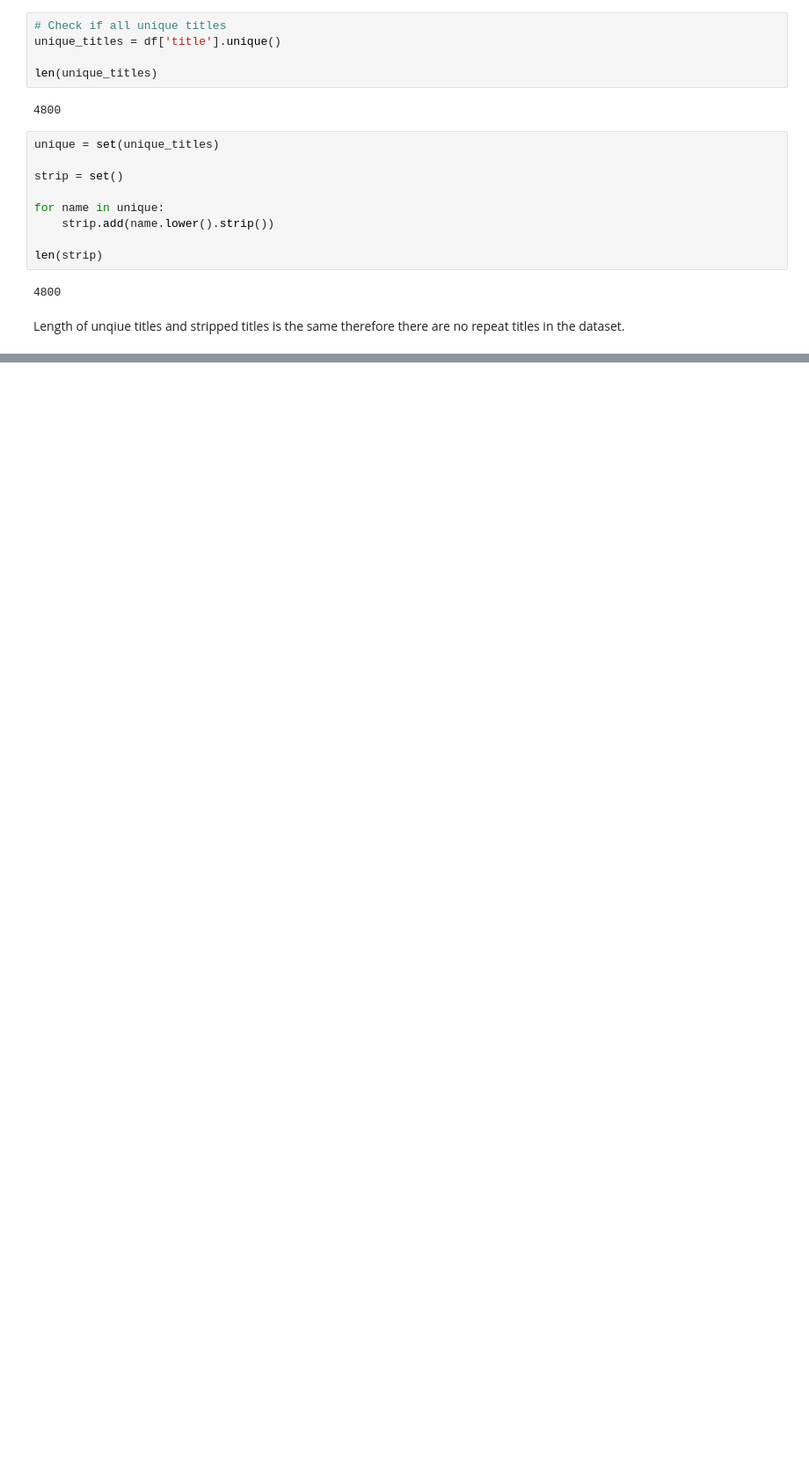
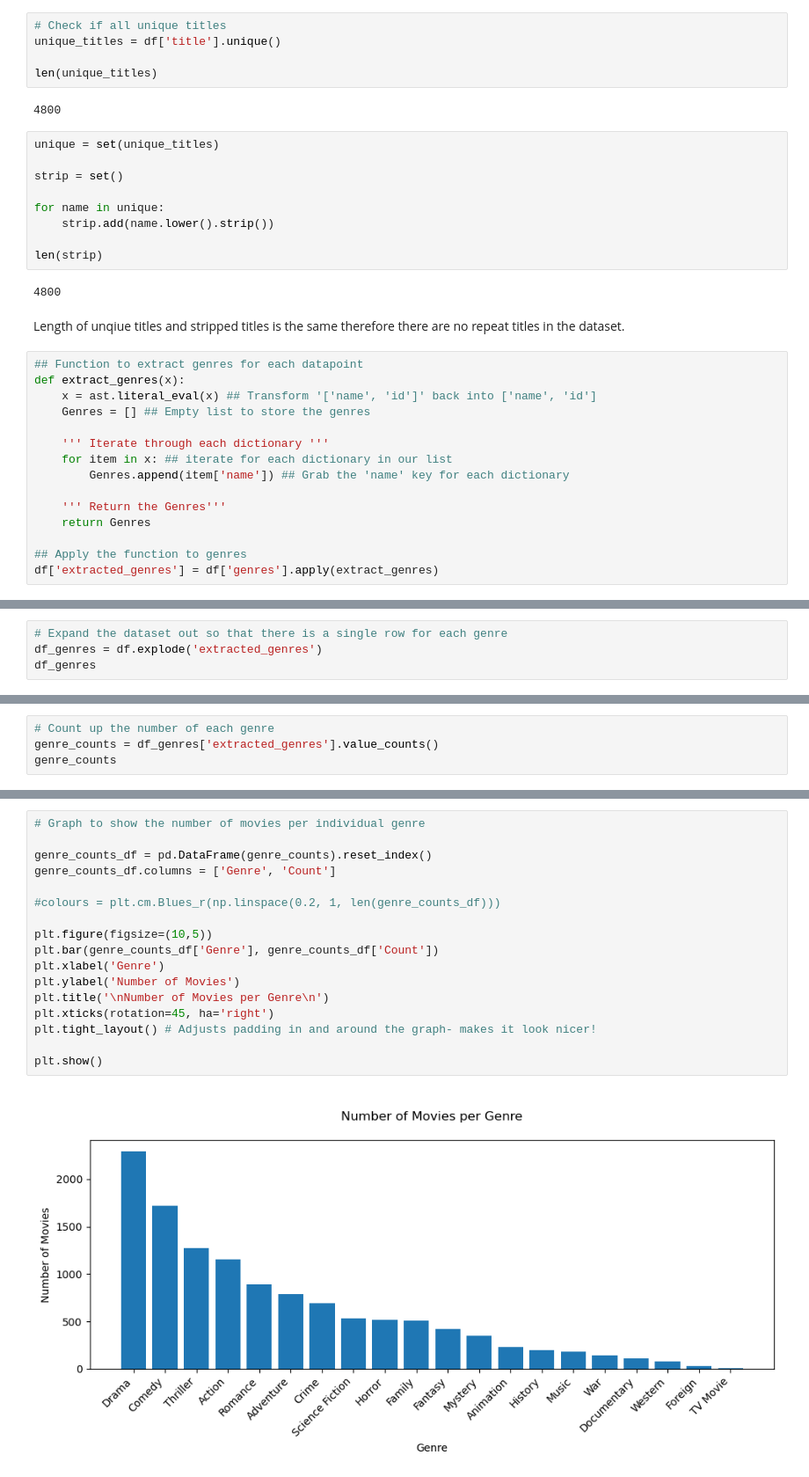
Before and after one commit to ldearlove/TMDB_project, a Jupyter notebook: TMDB_project_Liam.ipynb, the cells around one changed output, grey strips where cells are left out. Shown: that part at 88% size. Drawn from its saved outputs; the diff is of its cells as text; blank space fills up the shorter version.

Commit message:
create graph for genre count

```diff
--- a/TMDB_project_Liam.ipynb
+++ b/TMDB_project_Liam.ipynb
@@ -92,3 +93,18 @@ len(strip)
 4800
 # %% [markdown]
 Length of unqiue titles and stripped titles is the same therefore there are no repeat titles in the dataset.
+# %%
+## Function to extract genres for each datapoint
+def extract_genres(x):
+    x = ast.literal_eval(x) ## Transform '['name', 'id']' back into ['name', 'id']
+    Genres = [] ## Empty list to store the genres
+
+    ''' Iterate through each dictionary '''
+    for item in x: ## iterate for each dictionary in our list
+        Genres.append(item['name']) ## Grab the 'name' key for each dictionary
+
+    ''' Return the Genres'''
+    return Genres
+
+## Apply the function to genres
+df['extracted_genres'] = df['genres'].apply(extract_genres)
@@ -94,0 +113,4 @@ Length of unqiue titles and stripped titles is the same therefore there are no r
+# %%
+# Expand the dataset out so that there is a single row for each genre
+df_genres = df.explode('extracted_genres')
+df_genres
@@ -94,0 +131,4 @@ Length of unqiue titles and stripped titles is the same therefore there are no r
+# %%
+# Count up the number of each genre
+genre_counts = df_genres['extracted_genres'].value_counts()
+genre_counts
@@ -94,0 +153,19 @@ Length of unqiue titles and stripped titles is the same therefore there are no r
+# %%
+# Graph to show the number of movies per individual genre
+
+genre_counts_df = pd.DataFrame(genre_counts).reset_index()
+genre_counts_df.columns = ['Genre', 'Count']
+
+#colours = plt.cm.Blues_r(np.linspace(0.2, 1, len(genre_counts_df)))
+
+plt.figure(figsize=(10,5))
+plt.bar(genre_counts_df['Genre'], genre_counts_df['Count'])
+plt.xlabel('Genre')
+plt.ylabel('Number of Movies')
+plt.title('\nNumber of Movies per Genre\n')
+plt.xticks(rotation=45, ha='right')
+plt.tight_layout() # Adjusts padding in and around the graph- makes it look nicer!
+
+plt.show()
+# %% [output]
+[figure, added]
```
Also changed, not shown: parts of 5 cells of this notebook.
